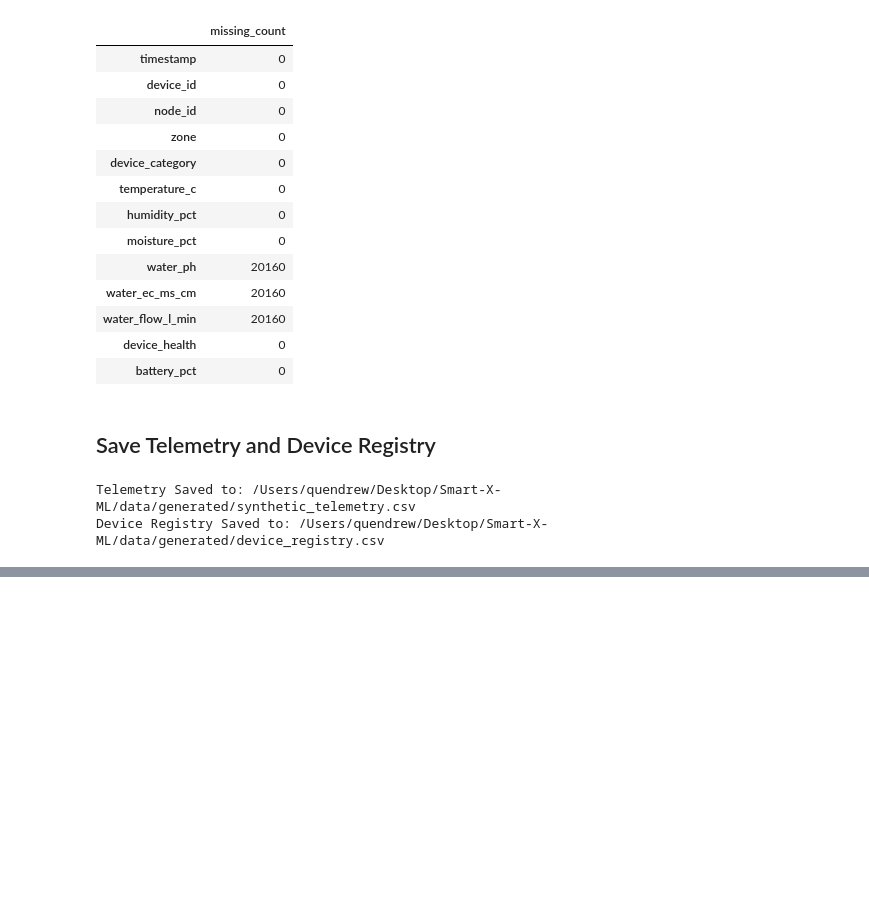
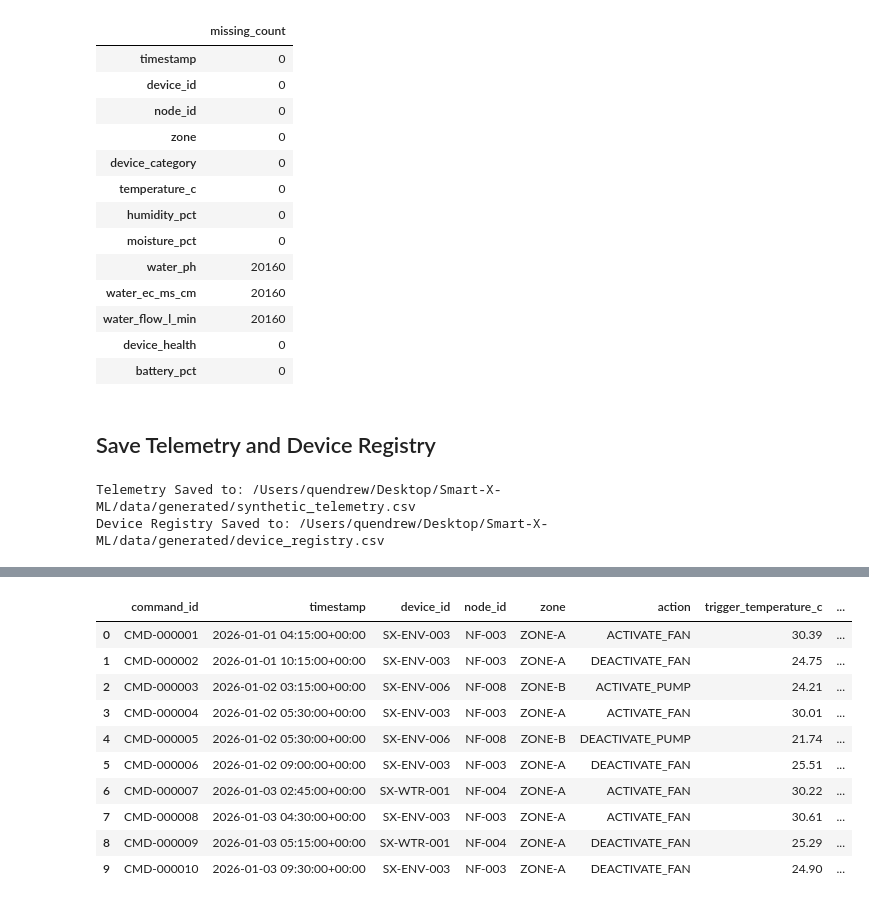
Before and after one commit to Quen-Drew-02/Smart-X-ML, a Jupyter notebook: notebooks/01_synthetic_data_generation.ipynb, the cells around one changed output, grey strips where cells are left out. Cells and saved outputs as stored; diff of their text form; code cells hidden in the pictures; blank space fills up the shorter version.

Commit message:
feat(): Generated Synthetic Command Dataset

```diff
--- a/notebooks/01_synthetic_data_generation.ipynb
+++ b/notebooks/01_synthetic_data_generation.ipynb
@@ -349,0 +470,84 @@ Device Registry Saved to: /Users/quendrew/Desktop/Smart-X-ML/data/generated/devi
+# %%
+command_records = []
+
+for device_id, device_readings in telemetry_df.groupby("device_id", sort=False):
+    pump_active = False
+    fan_active = False
+
+    for reading in device_readings.itertuples(index=False):
+        candidate_actions = []
+
+        # Determine whether a pump state transition is required
+        if not pump_active and reading.moisture_pct < LOW_MOISTURE_THRESHOLD:
+            candidate_actions.append("ACTIVATE_PUMP")
+        elif pump_active and reading.moisture_pct >= RECOVERED_MOISTURE_THRESHOLD:
+            candidate_actions.append("DEACTIVATE_PUMP")
+
+        # Determine whether a fan state transition is required
+        if not fan_active and (
+            reading.temperature_c > HIGH_TEMPERATURE_THRESHOLD
+            or reading.humidity_pct > HIGH_HUMIDITY_THRESHOLD
+        ):
+            candidate_actions.append("ACTIVATE_FAN")
+        elif fan_active and (
+            reading.temperature_c <= RECOVERED_TEMPERATURE_THRESHOLD
+            and reading.humidity_pct <= RECOVERED_HUMIDITY_THRESHOLD
+        ):
+            candidate_actions.append("DEACTIVATE_FAN")
+
+        # Prioritise device inspection when health or battery is low
+        if (
+            reading.device_health < LOW_HEALTH_THRESHOLD
+            or reading.battery_pct < LOW_BATTERY_THRESHOLD
+        ):
+            candidate_actions.append("INSPECT_DEVICE")
+
+        # Record an action probabilistically to simulate operator behaviour
+        if candidate_actions and rng.random() < ACTION_RESPONSE_PROBABILITY:
+            selected_action = rng.choice(candidate_actions)
+
+            command_records.append({
+                "timestamp": reading.timestamp,
+                "device_id": reading.device_id,
+                "node_id": reading.node_id,
+                "zone": reading.zone,
+                "action": selected_action,
+                "trigger_temperature_c": reading.temperature_c,
+                "trigger_humidity_pct": reading.humidity_pct,
+                "trigger_moisture_pct": reading.moisture_pct,
+                "trigger_device_health": reading.device_health,
+                "trigger_battery_pct": reading.battery_pct,
+            })
+
+            # Update state only when the simulated operator action is recorded
+            if selected_action == "ACTIVATE_PUMP":
+                pump_active = True
+            elif selected_action == "DEACTIVATE_PUMP":
+                pump_active = False
+            elif selected_action == "ACTIVATE_FAN":
+                fan_active = True
+            elif selected_action == "DEACTIVATE_FAN":
+                fan_active = False
+
+    # Each device is simulated independently
+
+commands_df = pd.DataFrame(command_records)
+
+if commands_df.empty:
+    raise ValueError(
+        "No command events were generated. Check the Telemetry and Thresholds."
+    )
+
+commands_df = commands_df.sort_values(
+    ["timestamp", "device_id"]
+).reset_index(drop=True)
+
+commands_df.insert(
+    0,
+    "command_id",
+    [f"CMD-{number:06d}" for number in range(1, len(commands_df) + 1)]
+)
+
+print(f"Generated cCmmand Events: {len(commands_df):,}")
+display(commands_df.head(10))
+# %% [output]
@@ -349,0 +555,11 @@ Device Registry Saved to: /Users/quendrew/Desktop/Smart-X-ML/data/generated/devi
+|  | command_id | timestamp | device_id | node_id | zone | action | trigger_temperature_c | ... |
+| 0 | CMD-000001 | 2026-01-01 04:15:00+00:00 | SX-ENV-003 | NF-003 | ZONE-A | ACTIVATE_FAN | 30.39 | ... |
+| 1 | CMD-000002 | 2026-01-01 10:15:00+00:00 | SX-ENV-003 | NF-003 | ZONE-A | DEACTIVATE_FAN | 24.75 | ... |
+| 2 | CMD-000003 | 2026-01-02 03:15:00+00:00 | SX-ENV-006 | NF-008 | ZONE-B | ACTIVATE_PUMP | 24.21 | ... |
+| 3 | CMD-000004 | 2026-01-02 05:30:00+00:00 | SX-ENV-003 | NF-003 | ZONE-A | ACTIVATE_FAN | 30.01 | ... |
+| 4 | CMD-000005 | 2026-01-02 05:30:00+00:00 | SX-ENV-006 | NF-008 | ZONE-B | DEACTIVATE_PUMP | 21.74 | ... |
+| 5 | CMD-000006 | 2026-01-02 09:00:00+00:00 | SX-ENV-003 | NF-003 | ZONE-A | DEACTIVATE_FAN | 25.51 | ... |
+| 6 | CMD-000007 | 2026-01-03 02:45:00+00:00 | SX-WTR-001 | NF-004 | ZONE-A | ACTIVATE_FAN | 30.22 | ... |
+| 7 | CMD-000008 | 2026-01-03 04:30:00+00:00 | SX-ENV-003 | NF-003 | ZONE-A | ACTIVATE_FAN | 30.61 | ... |
+| 8 | CMD-000009 | 2026-01-03 05:15:00+00:00 | SX-WTR-001 | NF-004 | ZONE-A | DEACTIVATE_FAN | 25.29 | ... |
+| 9 | CMD-000010 | 2026-01-03 09:30:00+00:00 | SX-ENV-003 | NF-003 | ZONE-A | DEACTIVATE_FAN | 24.90 | ... |
```
Also changed, not shown: parts of 9 cells of this notebook.
